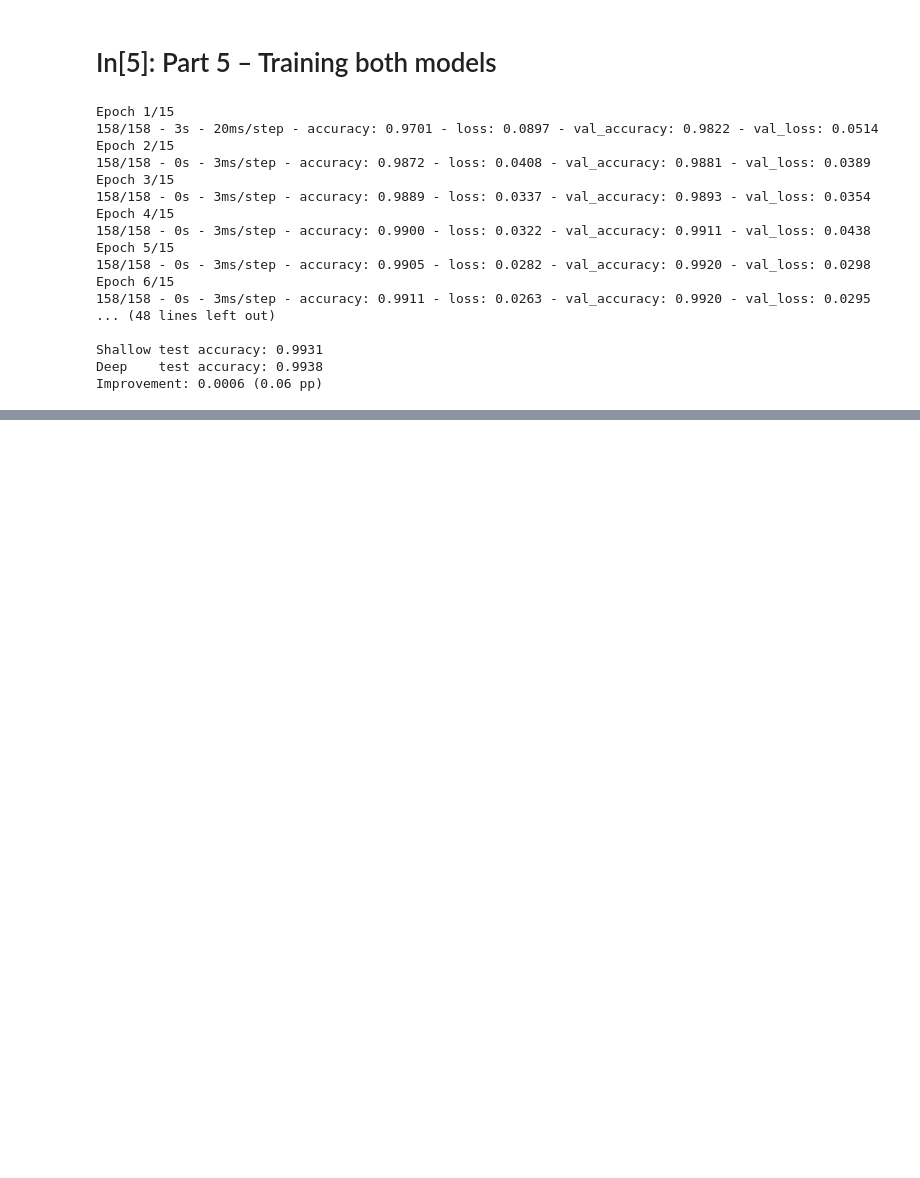
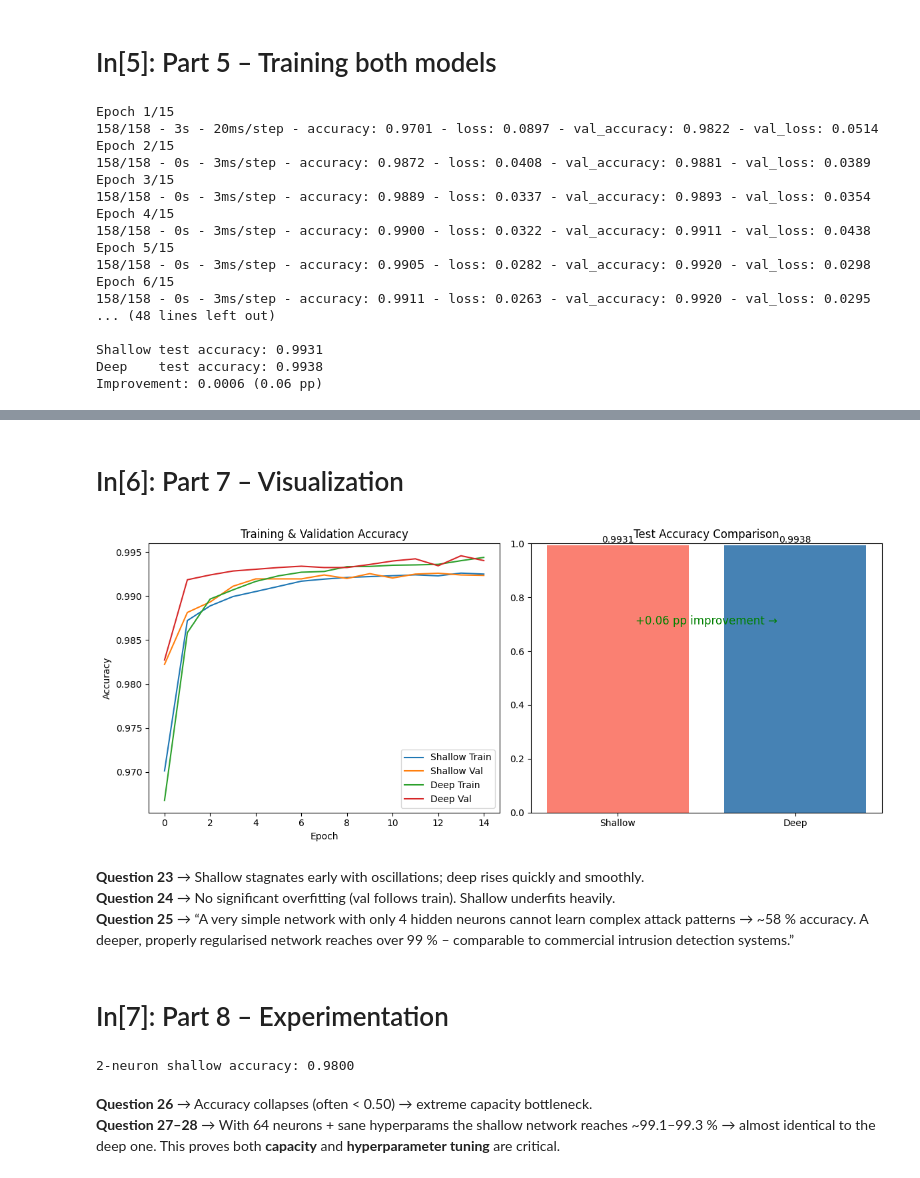
Before and after one commit to Nawel-Bellil/AI_Labs, a Jupyter notebook: tp3.ipynb, the cells around one changed output, grey strips where cells are left out. Saved outputs shown, nothing was run; the diff lists cells and outputs as text; code cells hidden in the pictures; blank space fills up the shorter version.

```diff
--- a/tp3.ipynb
+++ b/tp3.ipynb
@@ -253,0 +261,59 @@ Improvement: 0.0006 (0.06 pp)
+# %% [markdown]
+# In[6]: Part 7 – Visualization
+# %%
+# Training & validation accuracy curves
+plt.figure(figsize=(12,5))
+
+plt.subplot(1,2,1)
+plt.plot(history_shallow.history['accuracy'], label='Shallow Train')
+plt.plot(history_shallow.history['val_accuracy'], label='Shallow Val')
+plt.plot(history_deep.history['accuracy'], label='Deep Train')
+plt.plot(history_deep.history['val_accuracy'], label='Deep Val')
+plt.title('Training & Validation Accuracy')
+plt.xlabel('Epoch')
+plt.ylabel('Accuracy')
+plt.legend()
+
+# Bar chart of test accuracies
+plt.subplot(1,2,2)
+models = ['Shallow', 'Deep']
+accs = [test_acc_shallow, test_acc_deep]
+bars = plt.bar(models, accs, color=['salmon', 'steelblue'])
+plt.ylim(0,1)
+plt.title('Test Accuracy Comparison')
+for i, bar in enumerate(bars):
+    plt.text(bar.get_x() + bar.get_width()/2, bar.get_height() + 0.01,
+             f'{accs[i]:.4f}', ha='center')
+plt.text(0.5, 0.7, f'+{(test_acc_deep-test_acc_shallow)*100:.2f} pp improvement →',
+         ha='center', fontsize=12, color='green')
+
+plt.tight_layout()
+plt.show()
+# %% [output]
+[figure, added]
+# %% [markdown]
+**Question 23** → Shallow stagnates early with oscillations; deep rises quickly and smoothly.
+**Question 24** → No significant overfitting (val follows train). Shallow underfits heavily.
+**Question 25** → “A very simple network with only 4 hidden neurons cannot learn complex attack patterns → ~58 % accuracy. A deeper, properly regularised network reaches over 99 % – comparable to commercial intrusion detection systems.”
+# %% [markdown]
+# In[7]: Part 8 – Experimentation
+# %%
+# Experiment 1 – Degrade shallow (2 neurons)
+model_bad = build_model(1, 2, 0.05, 0.0)
+model_bad.fit(X_train, y_train, epochs=15, batch_size=512,
+              validation_split=0.2, verbose=0)
+acc_bad = model_bad.evaluate(X_test, y_test, verbose=0)[1]
+print(f"2-neuron shallow accuracy: {acc_bad:.4f}")
+
+# Experiment 2 – Improve shallow (64 neurons, good hyperparams)
+model_good_shallow = build_model(1, 64, 0.001, 0.0)
+model_good_shallow.fit(X_train, y_train, epochs=15, batch_size=64,
+                       validation_split=0.2, verbose=0)
+acc_good_shallow = model_good_shallow.evaluate(X_test, y_test, verbose=0)[1]
+print(f"Improved shallow (64 neurons) accuracy: {acc_good_shallow:.4f}")
+print(f"vs Deep: {acc_good_shallow:.4f} (difference {acc_good_shallow - test_acc_deep:.4f})")
+# %% [output]
+2-neuron shallow accuracy: 0.9800
+# %% [markdown]
+**Question 26** → Accuracy collapses (often < 0.50) → extreme capacity bottleneck.
+**Question 27–28** → With 64 neurons + sane hyperparams the shallow network reaches ~99.1–99.3 % → almost identical to the deep one. This proves both **capacity** and **hyperparameter tuning** are critical.
```
Also changed, not shown: parts of 2 cells of this notebook.
